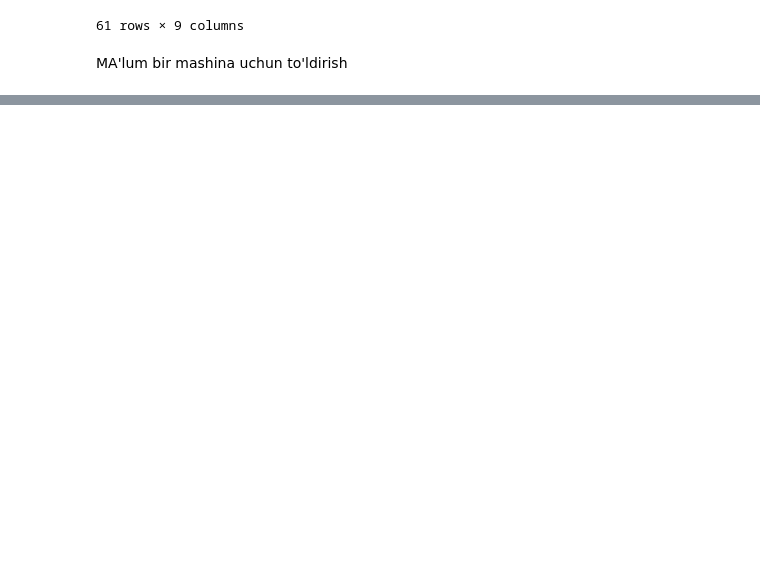
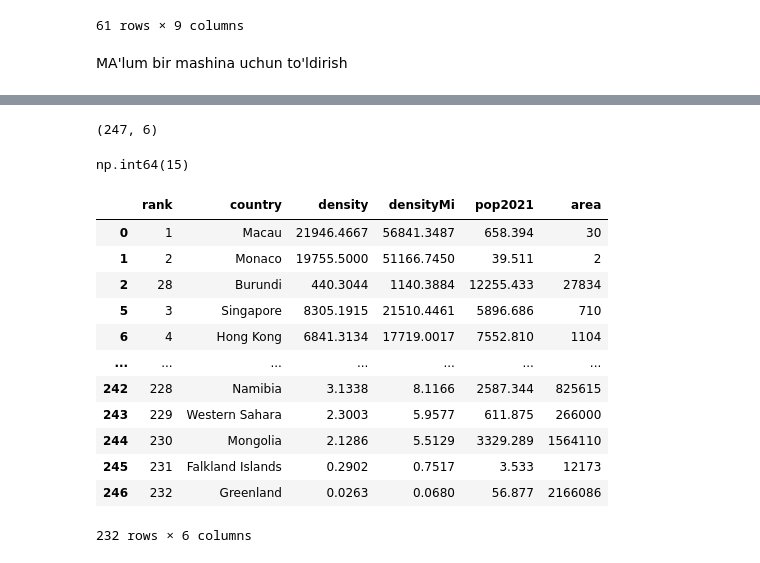
Before and after one commit to Ahmadjon0125/Mohirdev_lessons, a Jupyter notebook: 04.Ma'lumotlarga ishlov berish. Ma'lumotlarni tayyorlash/01.dropna.ipynb, the cells around one changed output, grey strips where cells are left out. Drawn from its saved outputs; the diff is of its cells as text; code cells hidden in the pictures; blank space fills up the shorter version.

```diff
--- a/04.Ma'lumotlarga ishlov berish. Ma'lumotlarni tayyorlash/01.dropna.ipynb
+++ b/04.Ma'lumotlarga ishlov berish. Ma'lumotlarni tayyorlash/01.dropna.ipynb
@@ -286,0 +289,3 @@ df[df.company=='toyota'].bfill()
+# %%
+df = pd.read_csv('https://raw.githubusercontent.com/anvarnarz/praktikum_datasets/main/world_population_duplicates.csv')
+df.head()
@@ -286,0 +314,24 @@ df[df.company=='toyota'].bfill()
+# %%
+df.shape
+# %% [output]
+(247, 6)
+# %%
+df.duplicated().sum()
+# %% [output]
+np.int64(15)
+# %%
+df.drop_duplicates()
+# %% [output]
+|  | rank | country | density | densityMi | pop2021 | area |
+| 0 | 1 | Macau | 21946.4667 | 56841.3487 | 658.394 | 30 |
+| 1 | 2 | Monaco | 19755.5000 | 51166.7450 | 39.511 | 2 |
+| 2 | 28 | Burundi | 440.3044 | 1140.3884 | 12255.433 | 27834 |
+| 5 | 3 | Singapore | 8305.1915 | 21510.4461 | 5896.686 | 710 |
+| 6 | 4 | Hong Kong | 6841.3134 | 17719.0017 | 7552.810 | 1104 |
+| ... | ... | ... | ... | ... | ... | ... |
+| 242 | 228 | Namibia | 3.1338 | 8.1166 | 2587.344 | 825615 |
+| 243 | 229 | Western Sahara | 2.3003 | 5.9577 | 611.875 | 266000 |
+| 244 | 230 | Mongolia | 2.1286 | 5.5129 | 3329.289 | 1564110 |
+| 245 | 231 | Falkland Islands | 0.2902 | 0.7517 | 3.533 | 12173 |
+| 246 | 232 | Greenland | 0.0263 | 0.0680 | 56.877 | 2166086 |
+232 rows × 6 columns
```
Also changed, not shown: parts of 11 cells of this notebook.
